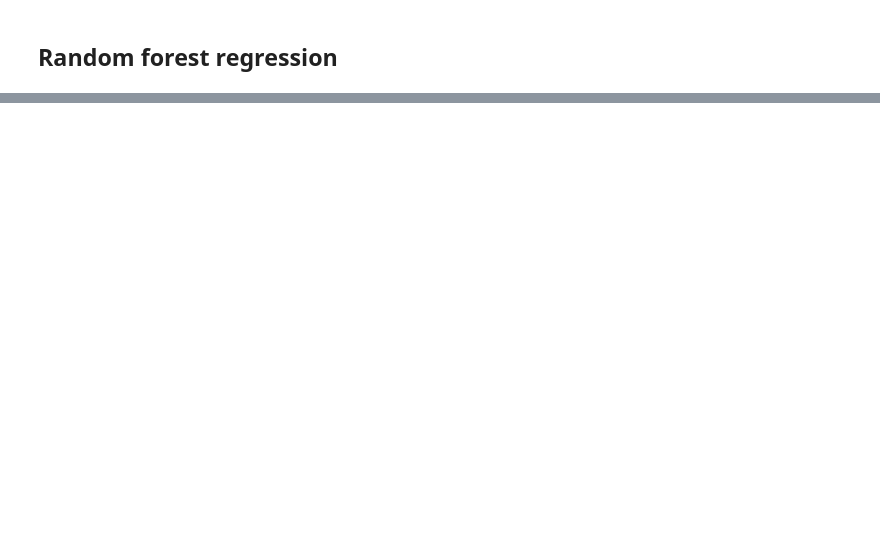
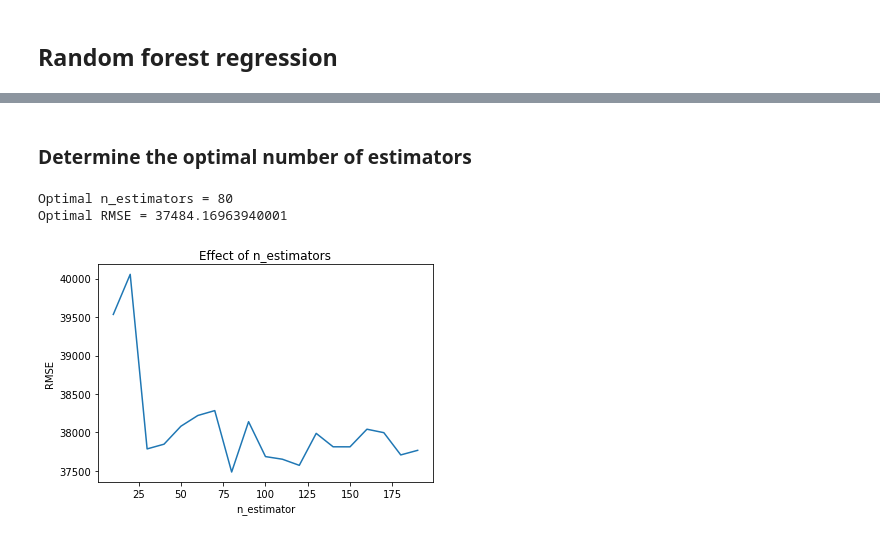
Before and after one commit to Gwyneth653/Syntax-error, a Jupyter notebook: Housing Prices - Random forest regression.ipynb, the cells around one changed output, grey strips where cells are left out. Drawn from its saved outputs; the diff is of its cells as text; code cells hidden in the pictures; blank space fills up the shorter version.

```diff
--- a/Housing Prices - Random forest regression.ipynb
+++ b/Housing Prices - Random forest regression.ipynb
@@ -220,0 +313,37 @@ RMSE: 37254.672331524416
+# %% [markdown]
+### Determine the optimal number of estimators
+# %%
+model = RandomForestRegressor()
+estimators = np.arange(10, 200, 10)
+rmses = []
+optimal_rmse = float("inf")
+optimal_n_estimators = 0
+
+for n in estimators:
+
+    # Fit regression model
+    model.set_params(n_estimators=n)
+    model.fit(X_train, y_train)
+
+    # Predict
+    y_pred = model.predict(X_test)
+
+    # Compute root mean squared error
+    rmse = np.sqrt(mean_squared_error(y_pred, y_test))
+    rmses.append(rmse)
+
+    if rmse < optimal_rmse:
+        optimal_rmse = rmse
+        optimal_n_estimators = n
+
+plt.title("Effect of n_estimators")
+plt.xlabel("n_estimator")
+plt.ylabel("RMSE")
+plt.plot(estimators, rmses)
+
+print(f"Optimal n_estimators =", optimal_n_estimators)
+print(f"Optimal RMSE =", optimal_rmse)
+# %% [output]
+Optimal n_estimators = 80
+Optimal RMSE = 37484.16963940001
+[figure, added]
```
Also changed, not shown: parts of 19 cells of this notebook.
